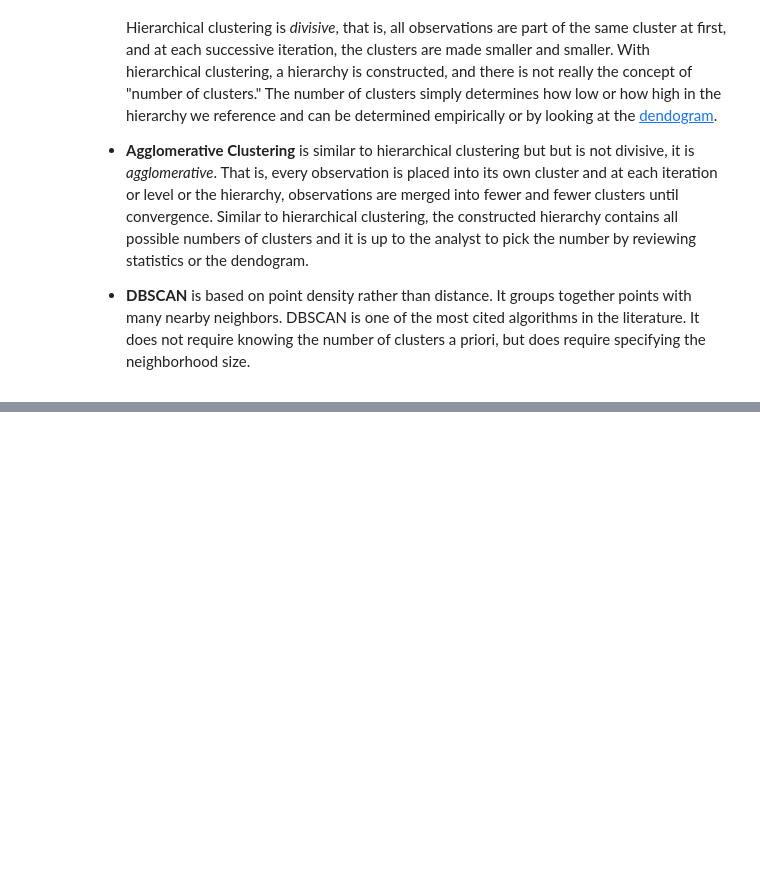
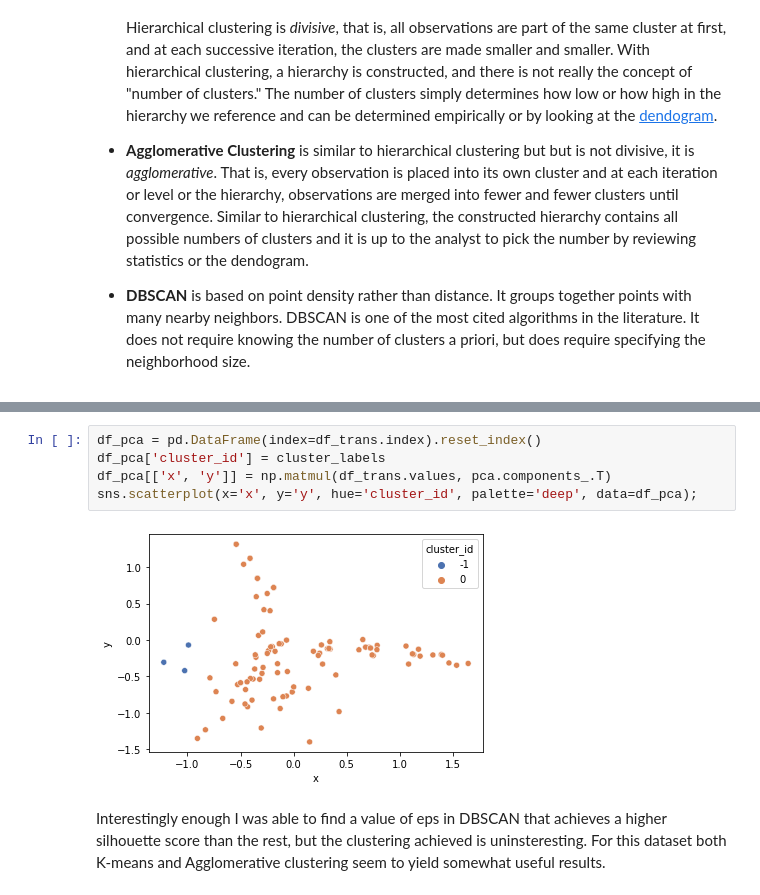
Before and after one commit to nico-corthorn/mec-mini-projects, a Jupyter notebook: mec-16.2.6-clustering-mini-project/Mini_Project_Clustering_Solution.ipynb, the cells around one changed output, grey strips where cells are left out. Saved outputs shown, nothing was run; the diff lists cells and outputs as text; blank space fills up the shorter version.

```diff
--- a/mec-16.2.6-clustering-mini-project/Mini_Project_Clustering_Solution.ipynb
+++ b/mec-16.2.6-clustering-mini-project/Mini_Project_Clustering_Solution.ipynb
@@ -431,0 +597,9 @@ k-means is only one of a ton of clustering algorithms. Below is a brief descript
+# %%
+df_pca = pd.DataFrame(index=df_trans.index).reset_index()
+df_pca['cluster_id'] = cluster_labels
+df_pca[['x', 'y']] = np.matmul(df_trans.values, pca.components_.T)
+sns.scatterplot(x='x', y='y', hue='cluster_id', palette='deep', data=df_pca);
+# %% [output]
+[figure, added]
+# %% [markdown]
+Interestingly enough I was able to find a value of eps in DBSCAN that achieves a higher silhouette score than the rest, but the clustering achieved is uninsteresting. For this dataset both K-means and Agglomerative clustering seem to yield somewhat useful results.
```
Also changed, not shown: parts of 14 cells of this notebook.
